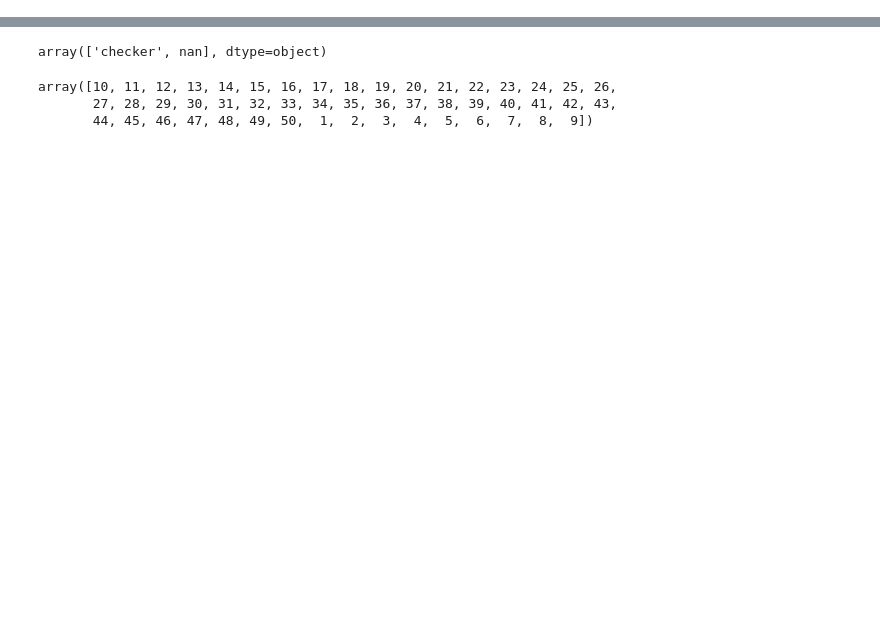
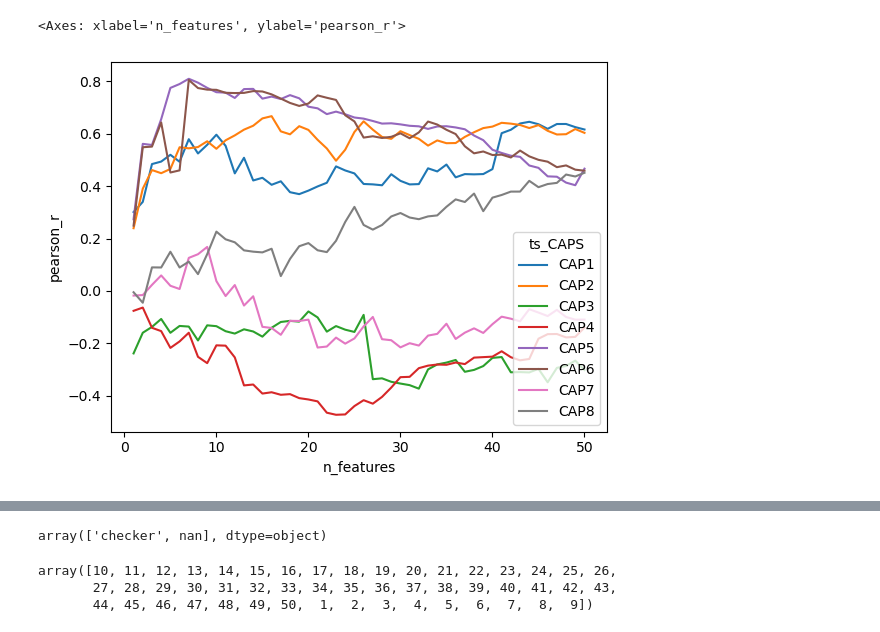
Before and after one commit to Sam54000/eeg_brain_state_prediction, a Jupyter notebook: labs/plotting_screening_nb_features.ipynb, the cells around one changed output, grey strips where cells are left out. Saved outputs shown, nothing was run; the diff lists cells and outputs as text; code cells hidden in the pictures; blank space fills up the shorter version.

```diff
--- a/labs/plotting_screening_nb_features.ipynb
+++ b/labs/plotting_screening_nb_features.ipynb
@@ -9,3 +10,15 @@ import matplotlib.pyplot as plt
 #    df['nb_features'] = nb_features
 #    gros_pd = pd.concat([gros_pd,df.reset_index()])
 #
+# %%
+df = pd.read_csv("/home/slouviot/01_projects/eeg_brain_state_prediction/data/custom_envelope_caps/subject_level_feature_selection/sub-01_task-rest_desc-CustomEnvBk8CapsEegOnly_predictions.csv")
+sns.lineplot(
+    data=df,
+    x = "n_features",
+    y = "pearson_r",
+    hue= 'ts_CAPS',
+    errorbar=None,
+)
+# %% [output]
+<Axes: xlabel='n_features', ylabel='pearson_r'>
+[figure, added]
```
Also changed, not shown: parts of 15 cells of this notebook, 5 other files.
